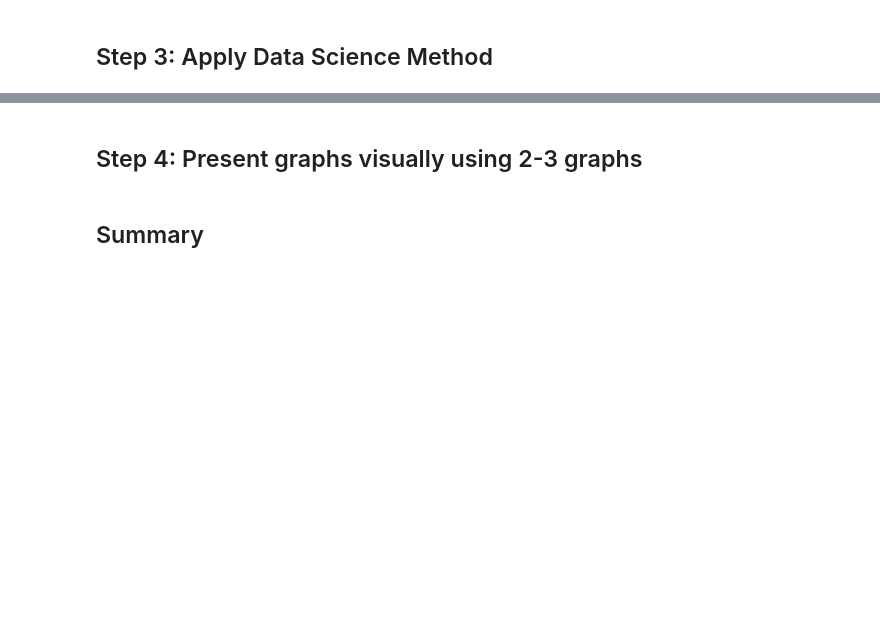
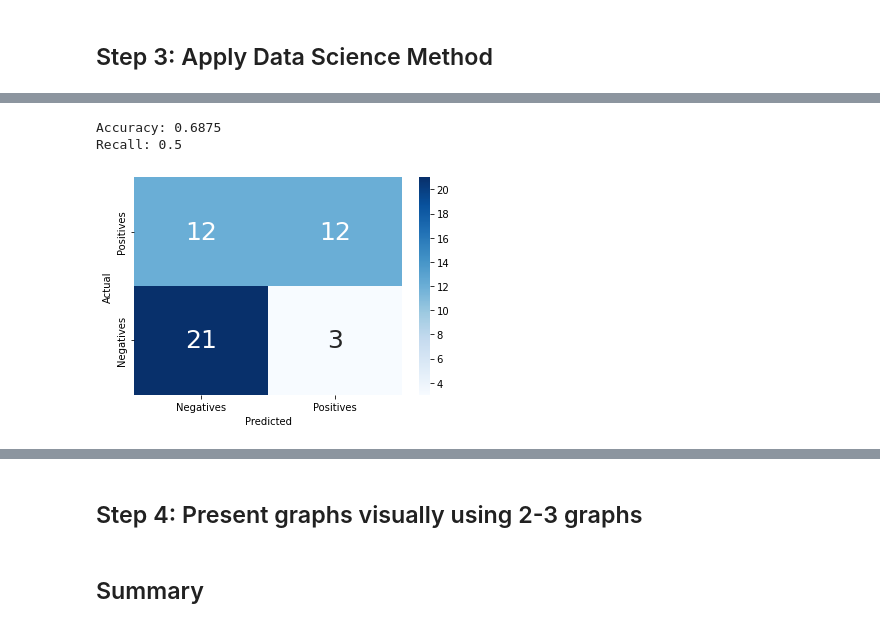
Before and after one commit to doqhne/ATOC4500_sp22_final_project, a Jupyter notebook: final_notebook.ipynb, the cells around one changed output, grey strips where cells are left out. Saved outputs shown, nothing was run; the diff lists cells and outputs as text; code cells hidden in the pictures; blank space fills up the shorter version.

```diff
--- a/final_notebook.ipynb
+++ b/final_notebook.ipynb
@@ -315,0 +445,17 @@ There is a 48.33% chance a member will go ice free 2043 or before given those co
+# %%
+# hyper parameter selection - choose x=0 for maximum accuracy and recall
+forest = RandomForestClassifier(n_estimators=10, max_depth=2);
+forest.fit(x_train_bal, y_train_bal);
+# %%
+# Assess the Random Forest's performance using testing data
+pred_test= forest.predict(x_test_bal)
+
+# Calculate metrics & plot a confusion matrix based on how well model simulates testing data
+forest_acc, forest_rec = bin_metrics(y_test_bal, pred_test)
+
+#plot
+plot_cm(y_test_bal, pred_test)
+# %% [output]
+Accuracy: 0.6875
+Recall: 0.5
+[figure, added]
```
Also changed, not shown: parts of 26 cells of this notebook.
